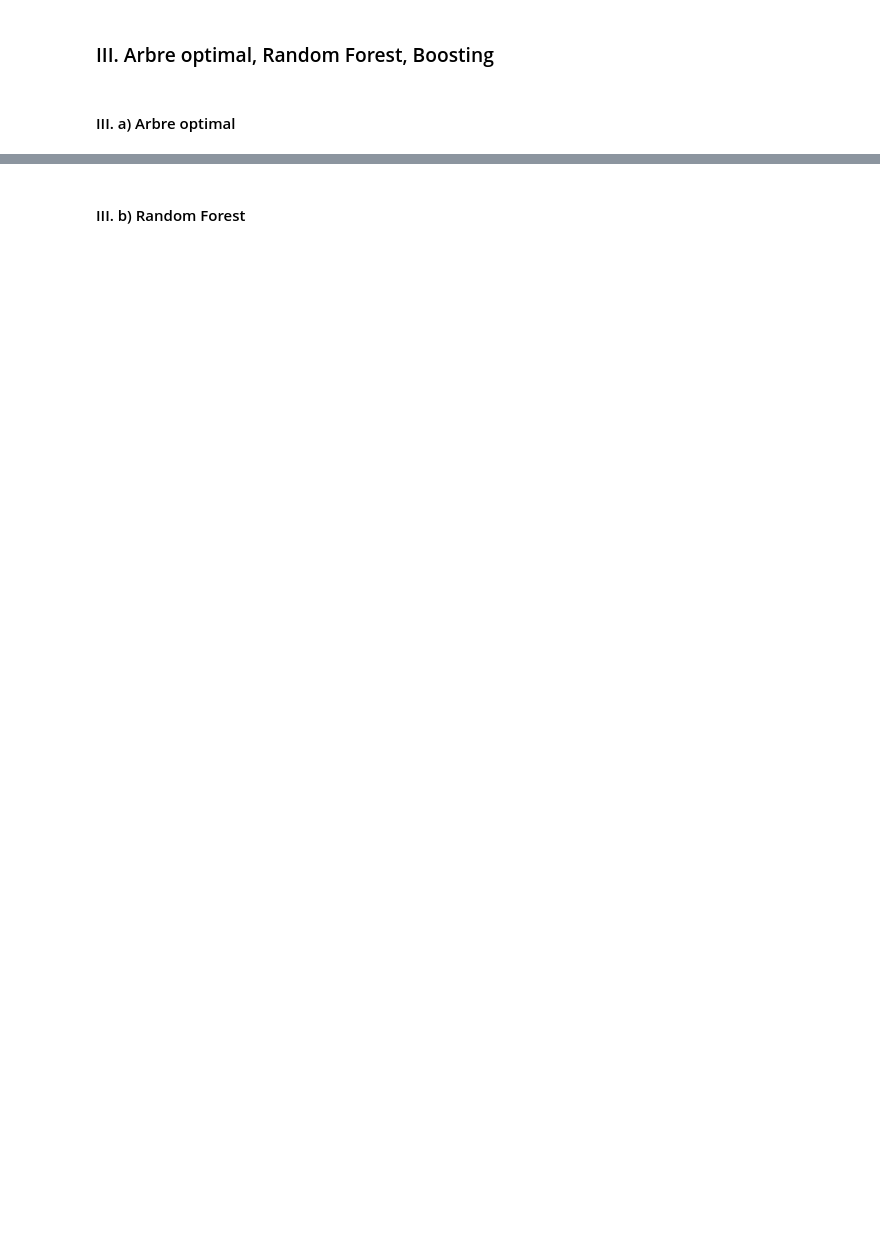
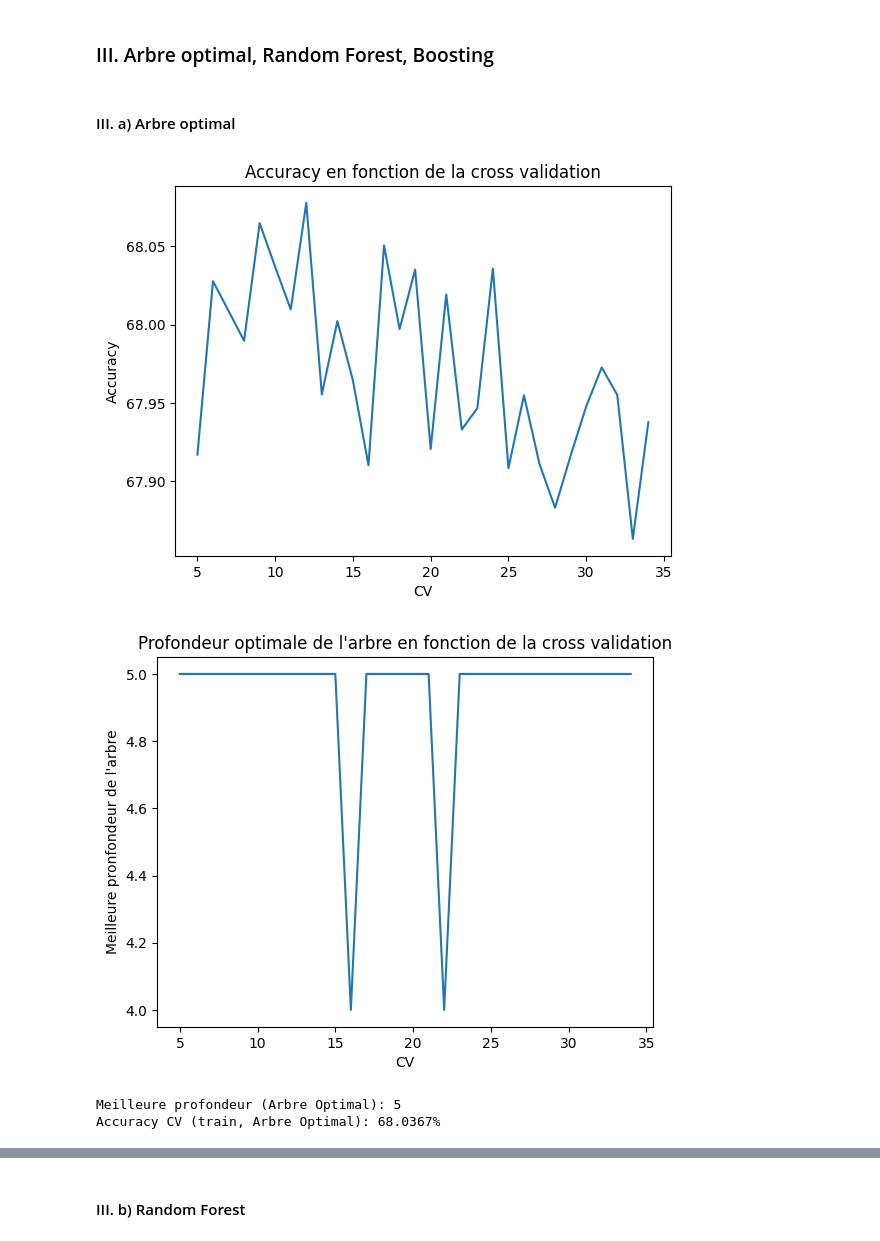
Before and after one commit to clairesn23/machine_learning, a Jupyter notebook: Projet_Python.ipynb, the cells around one changed output, grey strips where cells are left out. Saved outputs shown, nothing was run; the diff lists cells and outputs as text; code cells hidden in the pictures; blank space fills up the shorter version.

```diff
--- a/Projet_Python.ipynb
+++ b/Projet_Python.ipynb
@@ -759,2 +871,9 @@ plt.show()
 # %% [markdown]
 #### II. d) SVM avec kernel sigmoid
+# %%
+param = {'C': [0.1, 1, 10, 50], 'epsilon': [0.1, 0.5, 1.0]}
+svr_s= GridSearchCV(SVR(kernel="sigmoid"),param,cv=10,n_jobs=-1)
+svrOpt_s=svr_s.fit(Xr_train_r, y_train_r)
+# paramètre optimal
+print(f"Meilleurs hyperparamètres SVR: {svrOpt_s.best_params_}")
+print(f"R² CV (train): {svrOpt_s.best_score_:.4f}")
@@ -762,3 +884,46 @@ plt.show()
 ### III. Arbre optimal, Random Forest, Boosting
 # %% [markdown]
 #### III. a) Arbre optimal
+# %%
+from sklearn.tree import DecisionTreeRegressor
+cv_val = []
+acc = []
+dep = []
+
+for cv in range(5,35):
+    cv_val.append(cv)
+    # Optimisation de la profondeur de l'arbre
+    param=[{"max_depth":list(range(2,15))}]
+    tree= GridSearchCV(DecisionTreeRegressor(),param,cv=cv,n_jobs=-1)
+    treeOpt=tree.fit(Xr_train_r, y_train_r)
+    acc.append(treeOpt.best_score_*100)
+    dep.append(treeOpt.best_params_['max_depth'])
+
+    #print(f"Meilleure profondeur (Arbre Optimal): {treeOpt.best_params_['max_depth']}")
+    #print(f"Accuracy CV (train, Arbre Optimal): {treeOpt.best_score_*100:.4f}%")
+plt.plot(cv_val,acc)
+plt.xlabel("CV")
+plt.ylabel("Accuracy")
+plt.title("Accuracy en fonction de la cross validation")
+plt.show()
+
+plt.plot(cv_val,dep)
+plt.xlabel("CV")
+plt.ylabel("Meilleure pronfondeur de l'arbre")
+plt.title("Profondeur optimale de l'arbre en fonction de la cross validation")
+plt.show()
+# %% [output]
+[figure, added]
+[figure, added]
+# %%
+# Optimisation de la profondeur de l'arbre
+param=[{"max_depth":list(range(2,15))}]
+tree= GridSearchCV(DecisionTreeRegressor(),param,cv=10,n_jobs=-1)
+treeOpt=tree.fit(Xr_train_r, y_train_r)
+
+
+print(f"Meilleure profondeur (Arbre Optimal): {treeOpt.best_params_['max_depth']}")
+print(f"Accuracy CV (train, Arbre Optimal): {treeOpt.best_score_*100:.4f}%")
+# %% [output]
+Meilleure profondeur (Arbre Optimal): 5
+Accuracy CV (train, Arbre Optimal): 68.0367%
```
Also changed, not shown: parts of 42 cells of this notebook.
